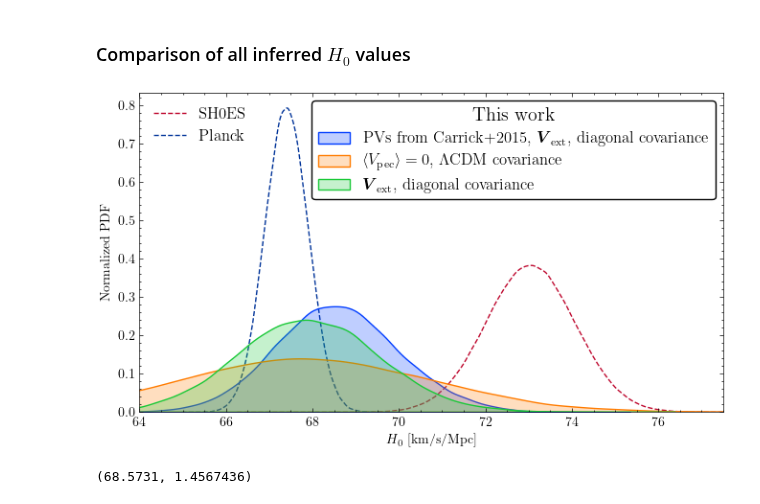
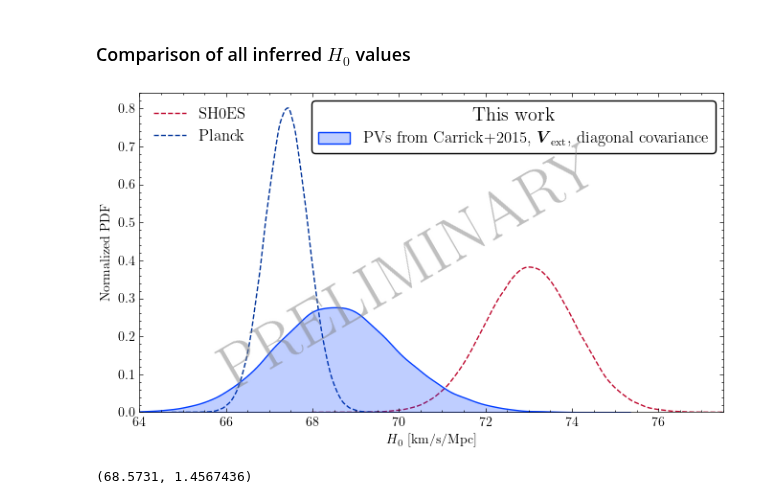
Before and after one commit to candel-cosmo/CANDEL, a Jupyter notebook: notebooks/paper_SH0ES/paper_plots.ipynb, the cells around one changed output. Drawn from its saved outputs; the diff is of its cells as text; code cells hidden in the pictures.

Commit message:
Update plots

```diff
--- a/notebooks/paper_SH0ES/paper_plots.ipynb
+++ b/notebooks/paper_SH0ES/paper_plots.ipynb
@@ -29,0 +34,3 @@ data = candel.pvdata.load_SH0ES_from_config(config_path)
+# %%
+for i in range(37):
+    print(data["q_names"][i], data["czcmb_cepheid_host"][i])
@@ -479,15 +504,15 @@ Removed no burn in
 # %%
 fnames = [
     "Cepheid_H0_C15.hdf5",
-    "Cepheid_H0_PV_covmat.hdf5",
-    "Cepheid_H0_Vext_sigma_v.hdf5",
+    # "Cepheid_H0_PV_covmat.hdf5",
+    # "Cepheid_H0_Vext_sigma_v.hdf5",
     # "Cepheid_H0_sigma_v.hdf5",
     # "Cepheid_H0_PV_covmat_scaled.hdf5",
 ]
 labels = [
     r"PVs from Carrick+2015, $\boldsymbol{V}_{\rm ext}$, diagonal covariance",
-    r"$\langle V_{\rm pec}\rangle = 0$, $\Lambda$CDM covariance",
-    r"$\boldsymbol{V}_{\rm ext}$, diagonal covariance",
+    # r"$\langle V_{\rm pec}\rangle = 0$, $\Lambda$CDM covariance",
+    # r"$\boldsymbol{V}_{\rm ext}$, diagonal covariance",
     # r"$\langle V_{\rm pec}\rangle = 0$, diagonal covariance",
     # r"Cepheids only (uniform in volume prior)",
     # r"Cepheids only (uniform in $\mu$ prior)",
@@ -532,11 +557,11 @@ with plt.style.context("science"):
         zorder=-1,
     )
 
-    # plt.text(
-    # 0.5, 0.5, "PRELIMINARY",
-    # fontsize=48, color='gray', alpha=0.4,
-    # ha='center', va='center', zorder=10,
-    # transform=plt.gcf().transFigure, rotation=30)
+    plt.text(
+    0.5, 0.5, "PRELIMINARY",
+    fontsize=48, color='gray', alpha=0.5,
+    ha='center', va='center', zorder=10,
+    transform=plt.gcf().transFigure, rotation=30)
 
     plt.xlabel(r"$H_0 ~ [\mathrm{km}/\mathrm{s}/\mathrm{Mpc}]$")
     plt.ylabel("Normalized PDF")
@@ -555,34 +580,34 @@ with plt.style.context("science"):
 
     for h, l in zip(handles, labels_all):
         if l in ["SH0ES", "Planck"]:
             ref_handles.append(h)
             ref_labels.append(l)
         else:
             main_handles.append(h)
             main_labels.append(l)
 
     legend1 = ax.legend(
         main_handles, main_labels,
         loc="upper right",
         fontsize="large",
         title="This work",
         title_fontsize="x-large",
         frameon=True,
         edgecolor='black',
         facecolor='white',
         fancybox=True,
         framealpha=1
     )
     ax.add_artist(legend1)
     ax.legend(ref_handles, ref_labels, loc="upper left", fontsize="large")
 
 
     plt.xlim(64, 77.5)
     plt.tight_layout()
     plt.savefig("/Users/rstiskalek/Downloads/H0_comparison.pdf", dpi=500, bbox_inches="tight")
     plt.show()
 # %% [output]
-[figure, old version]
+[figure, new version]
 # %%
 # x = read_samples(root, "Cepheid_distances_r2_prior.hdf5", "mu_N4258")
 # x = read_samples(root, "Cepheid_distances_mu_uniform.hdf5", "mu_N4258")
```
Also changed, not shown: parts of 3 cells of this notebook.
